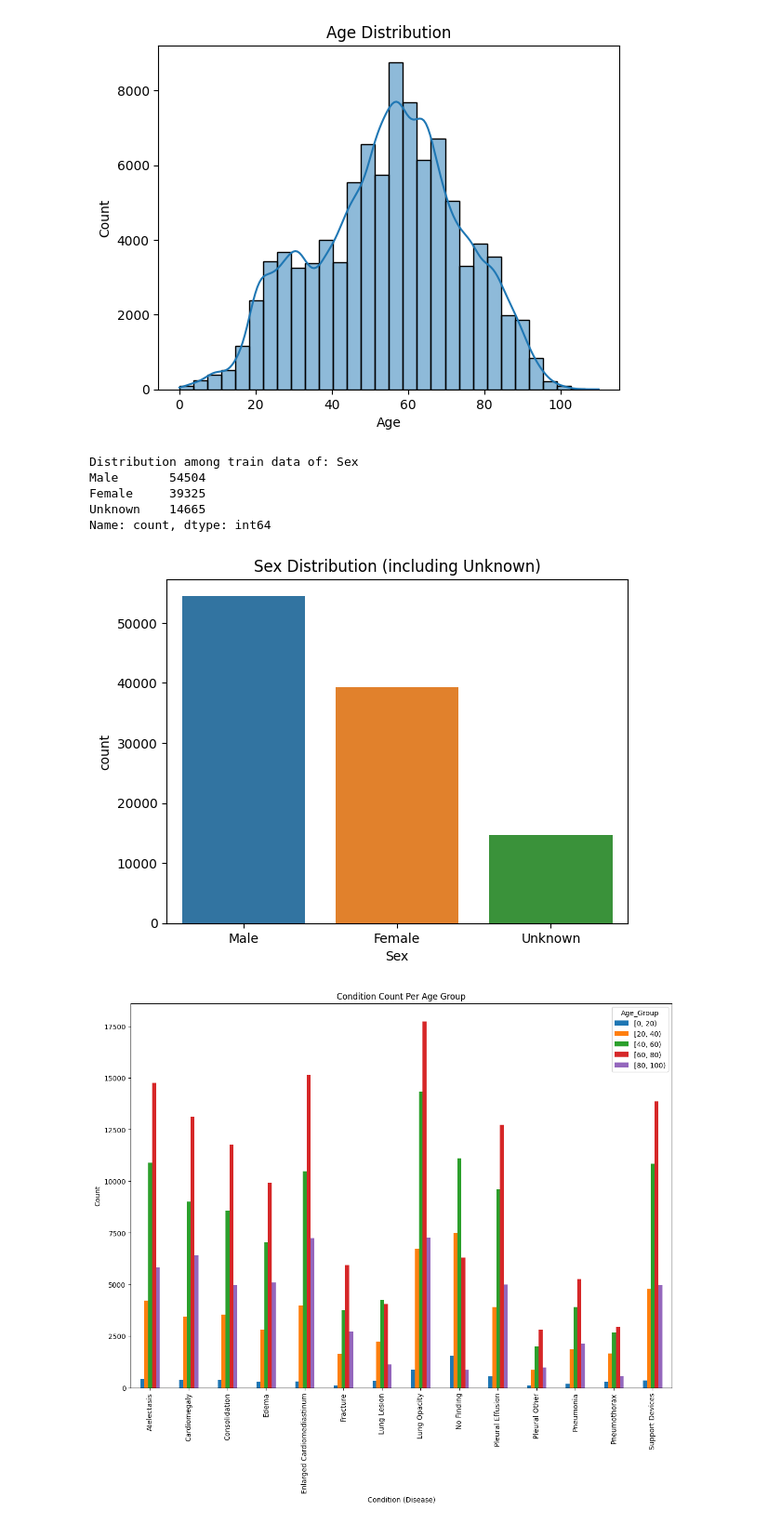
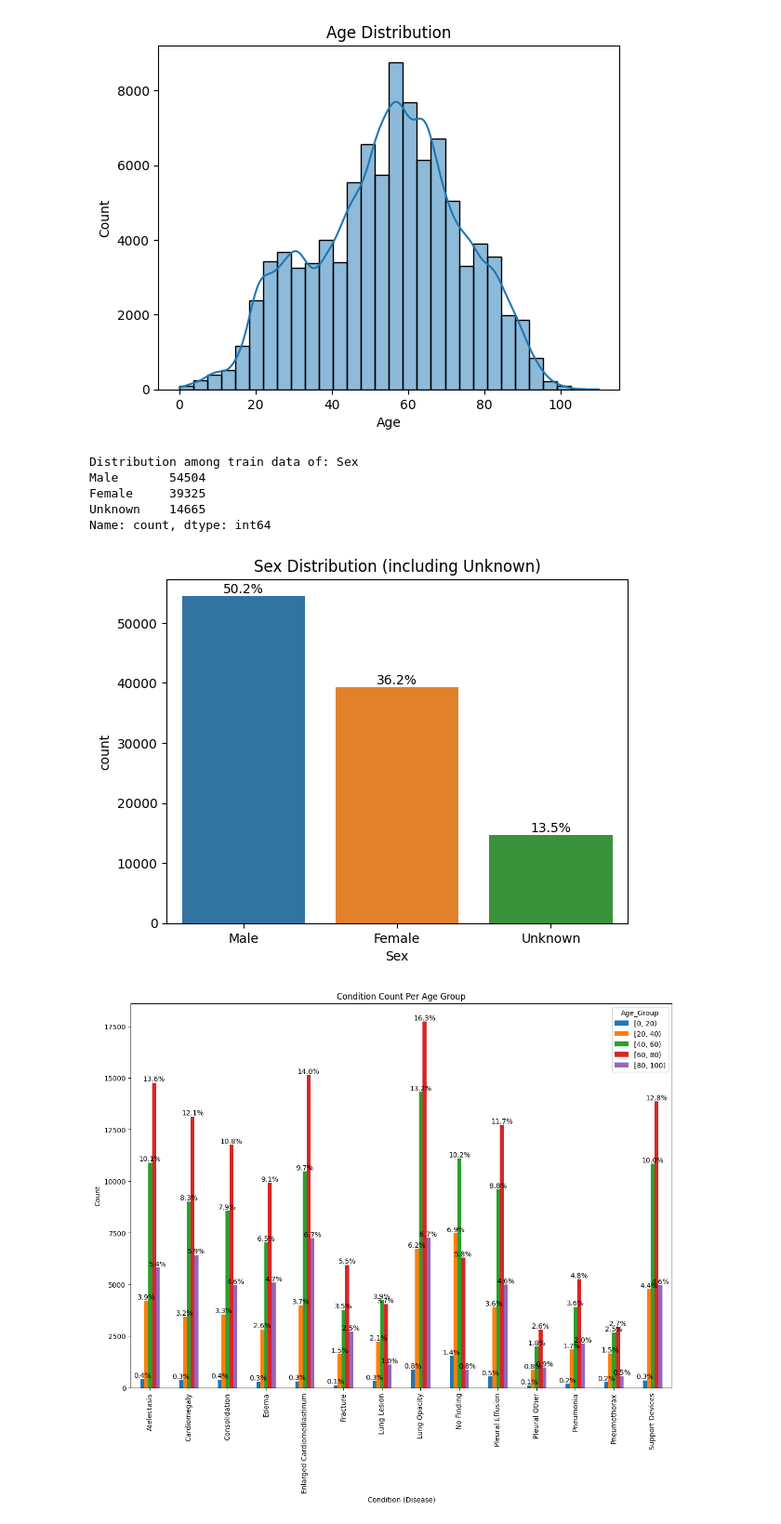
Before and after one commit to alkhali7/KaggleCompetition-Grand-X-Ray-Slam-Division-B, a Jupyter notebook: main.ipynb, the cells around one changed output. Shown: that part at 93% size. Saved outputs shown, nothing was run; the diff lists cells and outputs as text; code cells hidden in the pictures.

Commit message:
Lots of new plots

```diff
--- a/main.ipynb
+++ b/main.ipynb
@@ -370,7 +356,14 @@ sex_for_count = train['Sex'].fillna('Unknown')
 
 print('Distribution among train data of:',sex_for_count.value_counts())  # balanced ratio of Sex
 
-sns.countplot(x=sex_for_count)
+ax = sns.countplot(x=sex_for_count)
+total = len(train)
+for p in ax.patches:
+    count = p.get_height()
+    perc = f'{100*count/total:.1f}%'
+    ax.annotate(perc, (p.get_x() + p.get_width() / 2., count),
+                ha='center', va='bottom', fontsize=10, color='black')
+
 plt.title('Sex Distribution (including Unknown)')
 plt.savefig('/content/sex_distribution.jpg')
 plt.show()
@@ -380,20 +373,28 @@ Male       54504
 Female     39325
 Unknown    14665
 Name: count, dtype: int64
-[figure, old version]
+[figure, new version]
 # %%
 # Condition Count by Age group
 age_bins = [0, 20, 40, 60, 80, 100]
 # pd.cut() → makes age bins
 train['Age_Group'] = pd.cut(train['Age'], bins = age_bins, right = False)
 # counts of each condition by age group.
 condition_count_perAgeGroup = train.groupby('Age_Group')[label_cols].apply(lambda x: (x==1).sum() )
 
 ax = condition_count_perAgeGroup.T.plot(kind='bar',stacked=False,figsize=(14,10))
+# The percentage label above each bar tells you the proportion of the entire dataset that falls into that (condition, age group) combination.
+total = len(train)
+for p in ax.patches:
+    count = p.get_height()
+    perc = f'{100*count/total:.1f}%'
+    ax.annotate(perc, (p.get_x() + p.get_width() / 2., count),
+                ha='center', va='bottom', fontsize=10, color='black')
+
 plt.title('Condition Count Per Age Group')
 plt.xlabel('Condition (Disease)')
 plt.ylabel('Count')
 plt.savefig('/content/condition_count_per_age_group.jpg')
 plt.show()
 # %% [output]
-[figure, old version]
+[figure, new version]
```
Also changed, not shown: parts of 9 cells of this notebook.
